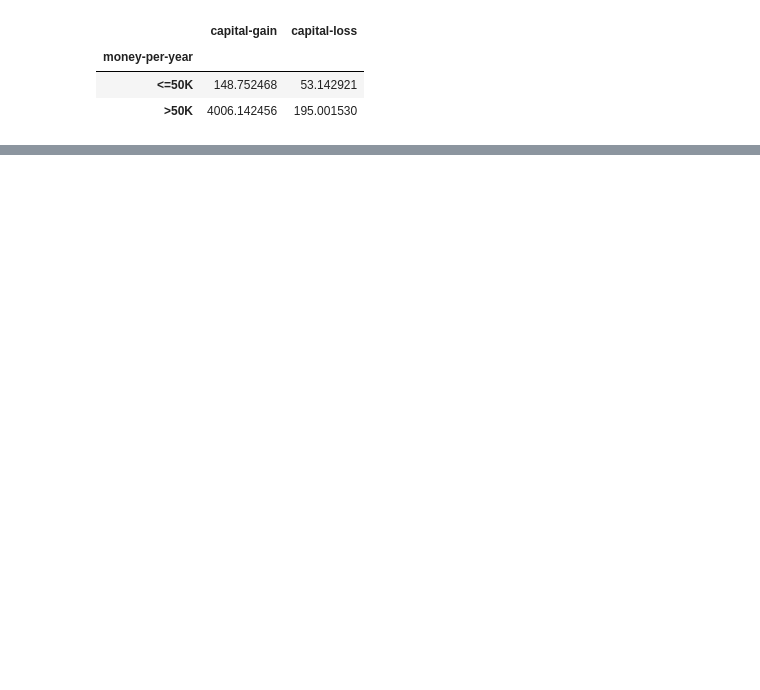
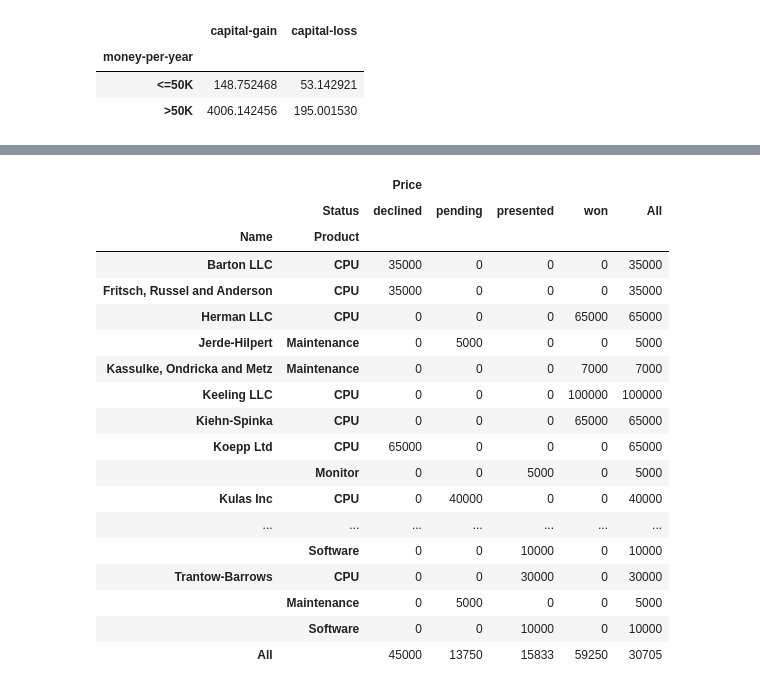
Before and after one commit to zkan/python-for-data-scientists, a Jupyter notebook: 03-pandas-for-all-things-data-analysis/05-analyzing-data.ipynb, the cells around one changed output, grey strips where cells are left out. Drawn from its saved outputs; the diff is of its cells as text; code cells hidden in the pictures; blank space fills up the shorter version.

```diff
--- a/03-pandas-for-all-things-data-analysis/05-analyzing-data.ipynb
+++ b/03-pandas-for-all-things-data-analysis/05-analyzing-data.ipynb
@@ -71,0 +278,22 @@ adult[['capital-gain', 'capital-loss', 'money-per-year']].groupby('money-per-yea
+# %%
+pd.pivot_table(df, index=['Name', 'Product'], columns=['Status'], values=['Price'], fill_value=0, margins=True)
+# %% [output]
+|  |  | Price |  |  |  |  |
+|  | Status | declined | pending | presented | won | All |
+| Name | Product |  |  |  |  |  |
+| Barton LLC | CPU | 35000 | 0 | 0 | 0 | 35000 |
+| Fritsch, Russel and Anderson | CPU | 35000 | 0 | 0 | 0 | 35000 |
+| Herman LLC | CPU | 0 | 0 | 0 | 65000 | 65000 |
+| Jerde-Hilpert | Maintenance | 0 | 5000 | 0 | 0 | 5000 |
+| Kassulke, Ondricka and Metz | Maintenance | 0 | 0 | 0 | 7000 | 7000 |
+| Keeling LLC | CPU | 0 | 0 | 0 | 100000 | 100000 |
+| Kiehn-Spinka | CPU | 0 | 0 | 0 | 65000 | 65000 |
+| Koepp Ltd | CPU | 65000 | 0 | 0 | 0 | 65000 |
+|  | Monitor | 0 | 0 | 5000 | 0 | 5000 |
+| Kulas Inc | CPU | 0 | 40000 | 0 | 0 | 40000 |
+| ... | ... | ... | ... | ... | ... | ... |
+|  | Software | 0 | 0 | 10000 | 0 | 10000 |
+| Trantow-Barrows | CPU | 0 | 0 | 30000 | 0 | 30000 |
+|  | Maintenance | 0 | 5000 | 0 | 0 | 5000 |
+|  | Software | 0 | 0 | 10000 | 0 | 10000 |
+| All |  | 45000 | 13750 | 15833 | 59250 | 30705 |
```
Also changed, not shown: parts of 49 cells of this notebook, 1 other file.
